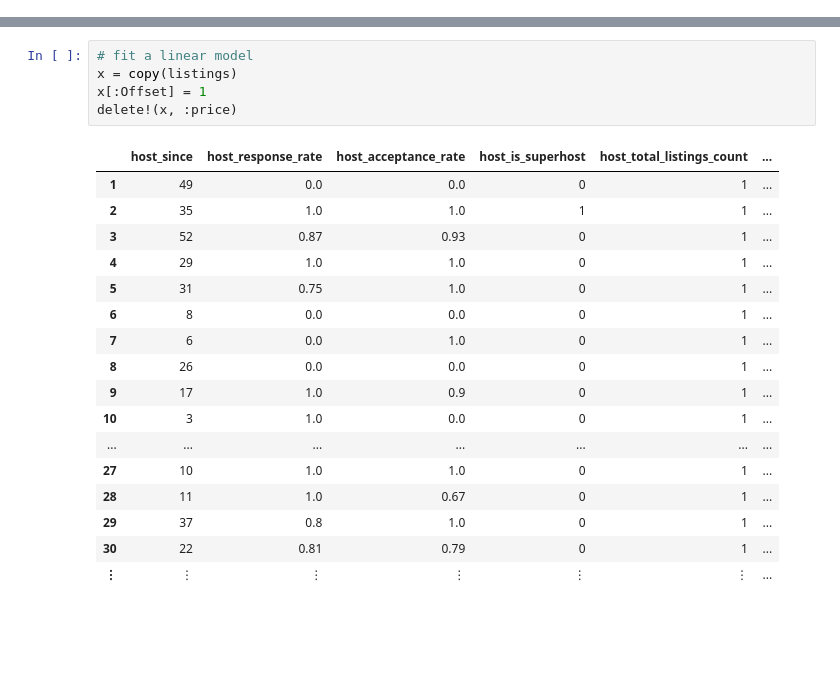
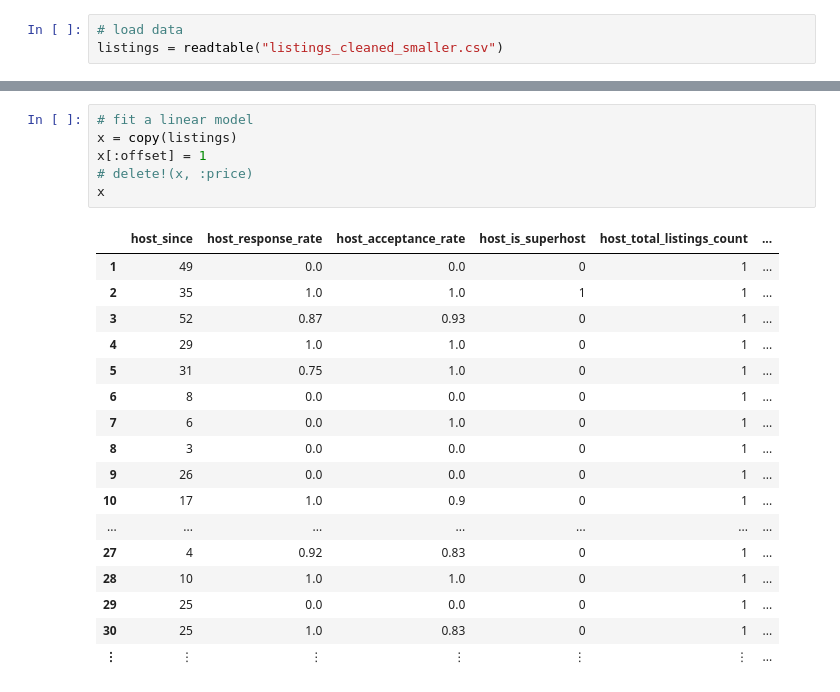
Before and after one commit to ajzwu8/Fairbnb, a Jupyter notebook: scripts/model_training.ipynb, the cells around one changed output, grey strips where cells are left out. Cells and saved outputs as stored; diff of their text form; blank space fills up the shorter version.

```diff
--- a/scripts/model_training.ipynb
+++ b/scripts/model_training.ipynb
@@ -16,0 +15,3 @@ listings = listings_train;
+# %%
+# load data
+listings = readtable("listings_cleaned_smaller.csv")
@@ -17,23 +36,24 @@ listings = listings_train;
 # %%
 # fit a linear model
 x = copy(listings)
-x[:Offset] = 1
-delete!(x, :price)
+x[:offset] = 1
+# delete!(x, :price)
+x
 # %% [output]
 |  | host_since | host_response_rate | host_acceptance_rate | host_is_superhost | host_total_listings_count | ... |
 | 1 | 49 | 0.0 | 0.0 | 0 | 1 | ... |
 | 2 | 35 | 1.0 | 1.0 | 1 | 1 | ... |
 | 3 | 52 | 0.87 | 0.93 | 0 | 1 | ... |
 | 4 | 29 | 1.0 | 1.0 | 0 | 1 | ... |
 | 5 | 31 | 0.75 | 1.0 | 0 | 1 | ... |
 | 6 | 8 | 0.0 | 0.0 | 0 | 1 | ... |
 | 7 | 6 | 0.0 | 1.0 | 0 | 1 | ... |
-| 8 | 26 | 0.0 | 0.0 | 0 | 1 | ... |
-| 9 | 17 | 1.0 | 0.9 | 0 | 1 | ... |
-| 10 | 3 | 1.0 | 0.0 | 0 | 1 | ... |
+| 8 | 3 | 0.0 | 0.0 | 0 | 1 | ... |
+| 9 | 26 | 0.0 | 0.0 | 0 | 1 | ... |
+| 10 | 17 | 1.0 | 0.9 | 0 | 1 | ... |
 | ... | ... | ... | ... | ... | ... | ... |
-| 27 | 10 | 1.0 | 1.0 | 0 | 1 | ... |
-| 28 | 11 | 1.0 | 0.67 | 0 | 1 | ... |
-| 29 | 37 | 0.8 | 1.0 | 0 | 1 | ... |
-| 30 | 22 | 0.81 | 0.79 | 0 | 1 | ... |
+| 27 | 4 | 0.92 | 0.83 | 0 | 1 | ... |
+| 28 | 10 | 1.0 | 1.0 | 0 | 1 | ... |
+| 29 | 25 | 0.0 | 0.0 | 0 | 1 | ... |
+| 30 | 25 | 1.0 | 0.83 | 0 | 1 | ... |
 | ⋮ | ⋮ | ⋮ | ⋮ | ⋮ | ⋮ | ... |
```
Also changed, not shown: parts of 18 cells of this notebook.
